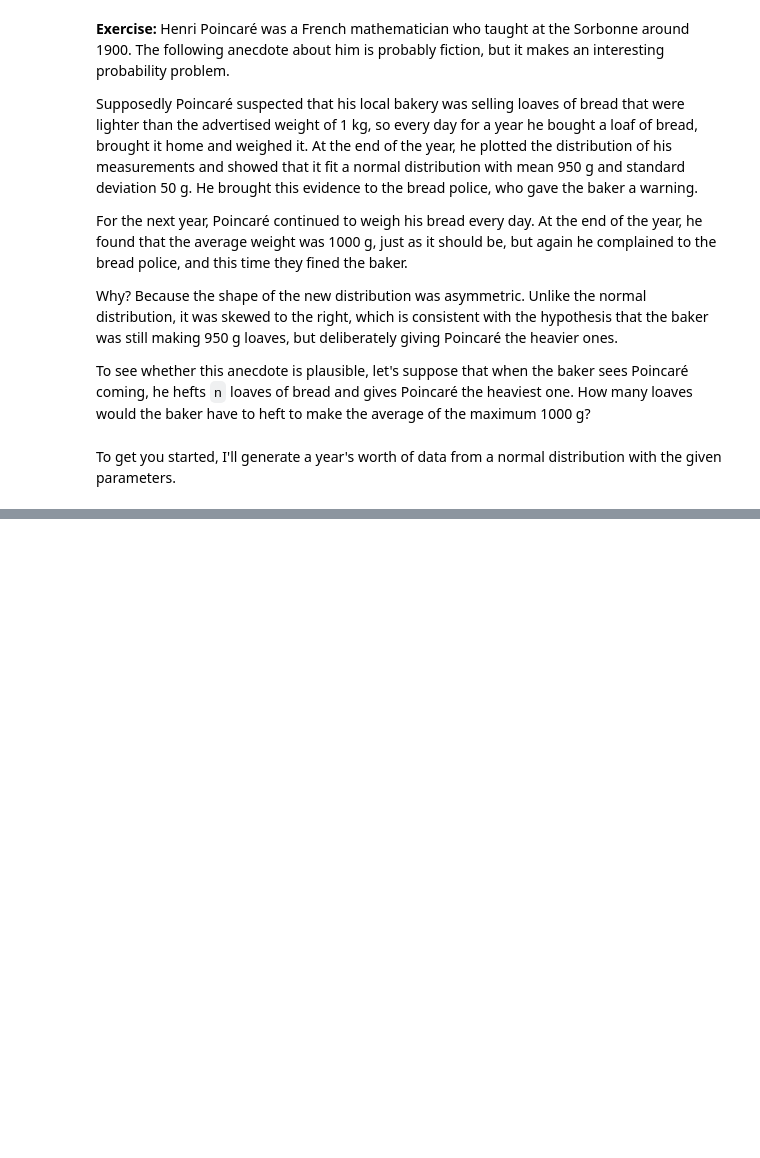
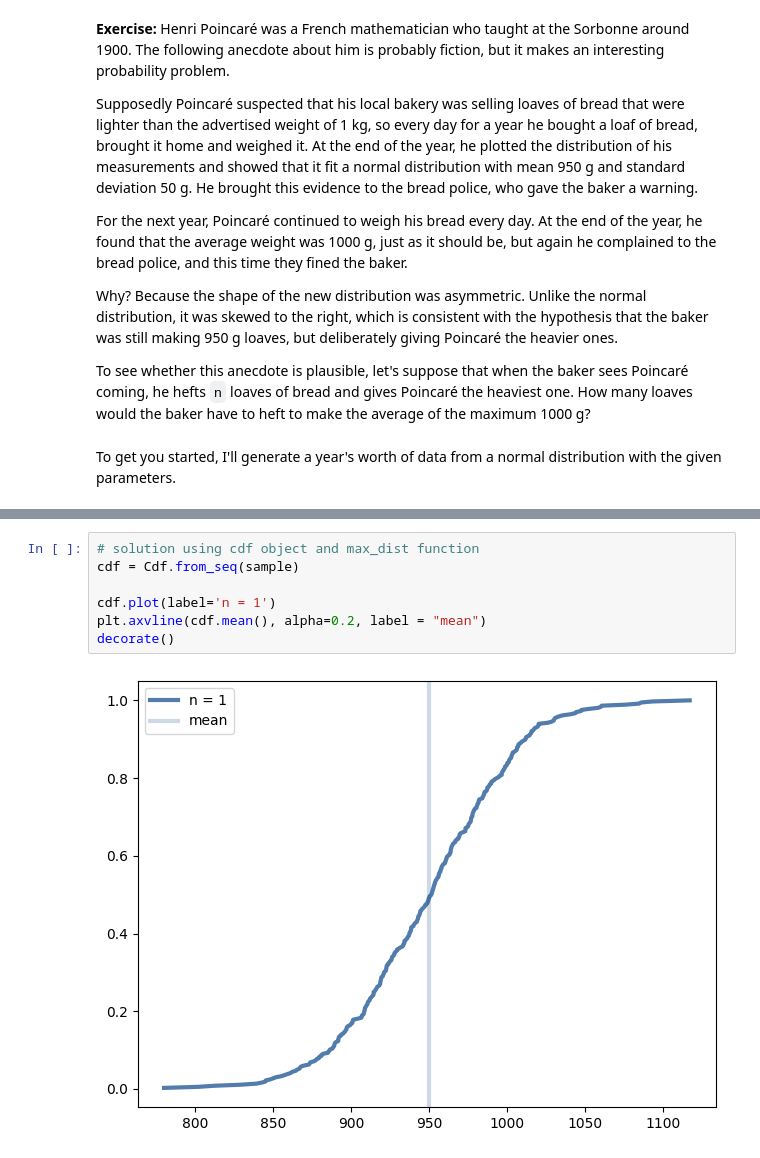
Before and after one commit to mat-ej/ThinkBayes2, a Jupyter notebook: notebooks/chap07.ipynb, the cells around one changed output, grey strips where cells are left out. Drawn from its saved outputs; the diff is of its cells as text; blank space fills up the shorter version.

```diff
--- a/notebooks/chap07.ipynb
+++ b/notebooks/chap07.ipynb
@@ -1207,0 +1224,9 @@ sample = np.random.normal(mean, std, size=365)
+# %%
+# solution using cdf object and max_dist function
+cdf = Cdf.from_seq(sample)
+
+cdf.plot(label='n = 1')
+plt.axvline(cdf.mean(), alpha=0.2, label = "mean")
+decorate()
+# %% [output]
+[figure, added]
```
Also changed, not shown: parts of 14 cells of this notebook, 2 other files.
